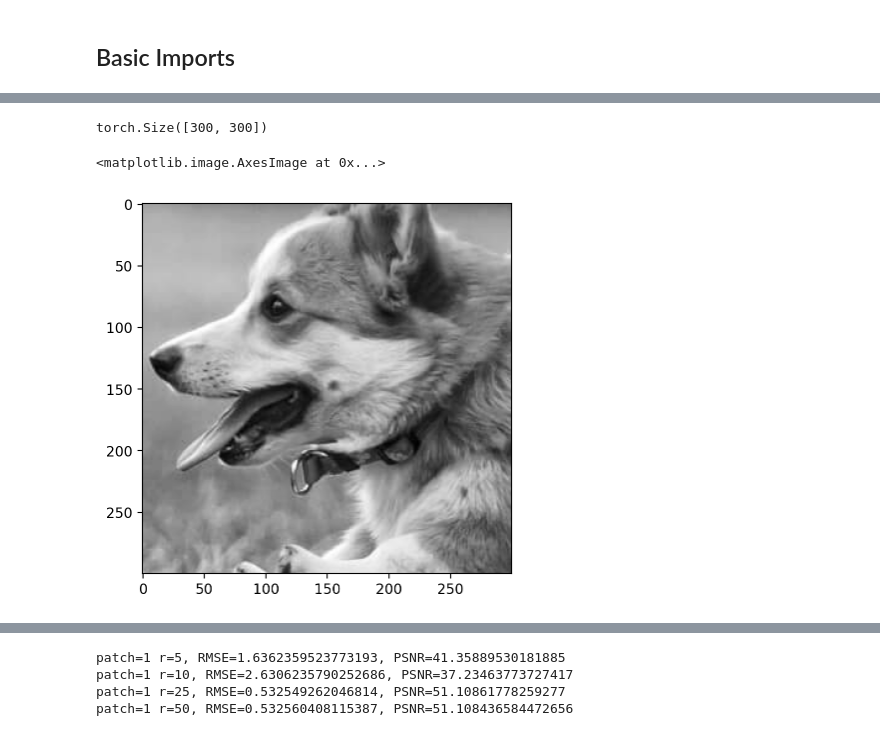
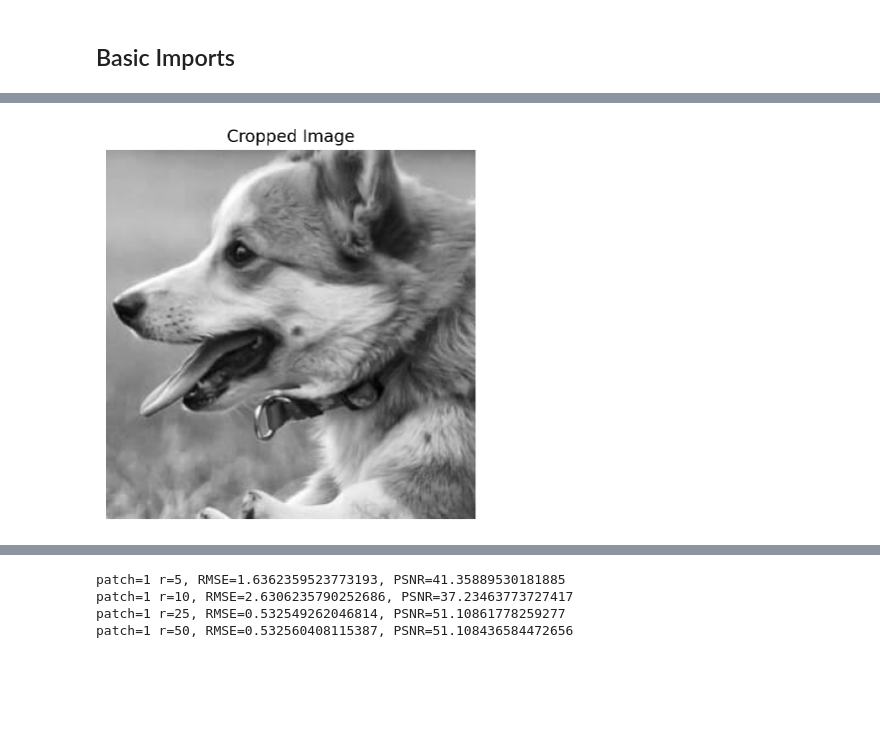
Before and after one commit to Karan-Gandhi/ES335-Assignment-2, a Jupyter notebook: task5.ipynb, the cells around one changed output, grey strips where cells are left out. Saved outputs shown, nothing was run; the diff lists cells and outputs as text; code cells hidden in the pictures; blank space fills up the shorter version.

```diff
--- a/task5.ipynb
+++ b/task5.ipynb
@@ -70,3 +72,7 @@ def factorize(A, k, device=torch.device("cpu"), epochs=1000):
         optimizer.step()
 
     return W, H, loss
+
+def display_image(image):
+	plt.imshow(image.clone().detach(), cmap='gray')
+	plt.axis('off')
@@ -73,9 +85,8 @@ def factorize(A, k, device=torch.device("cpu"), epochs=1000):
 # %%
 # Read in a image from torchvision
 img = torchvision.io.read_image("./sample_images/SAM dog.jpg")
-print(img.shape)
-img = torch.tensor(img, dtype=torch.float)
+img = img.clone().detach().float()
 img = img.mean(dim=0, keepdim=False)
-print(img.shape)
-plt.imshow(img, cmap='gray')
+plt.title("Original Greyscale Image")
+display_image(img)
 # %% [output]
@@ -86,12 +94,9 @@ torch.Size([1365, 2048])
 # %%
 crop = torchvision.transforms.functional.crop(img, 600, 800, 300, 300)
-# crop = img
-print(crop.shape)
-plt.imshow(crop, cmap='gray')
+plt.title("Cropped Image")
+display_image(crop)
 # %% [output]
-torch.Size([300, 300])
-<matplotlib.image.AxesImage at 0x...>
-[figure, old version]
+[figure, new version]
 # %%
 def get_patch(img, case):
     match case:
```
Also changed, not shown: parts of 12 cells of this notebook.
